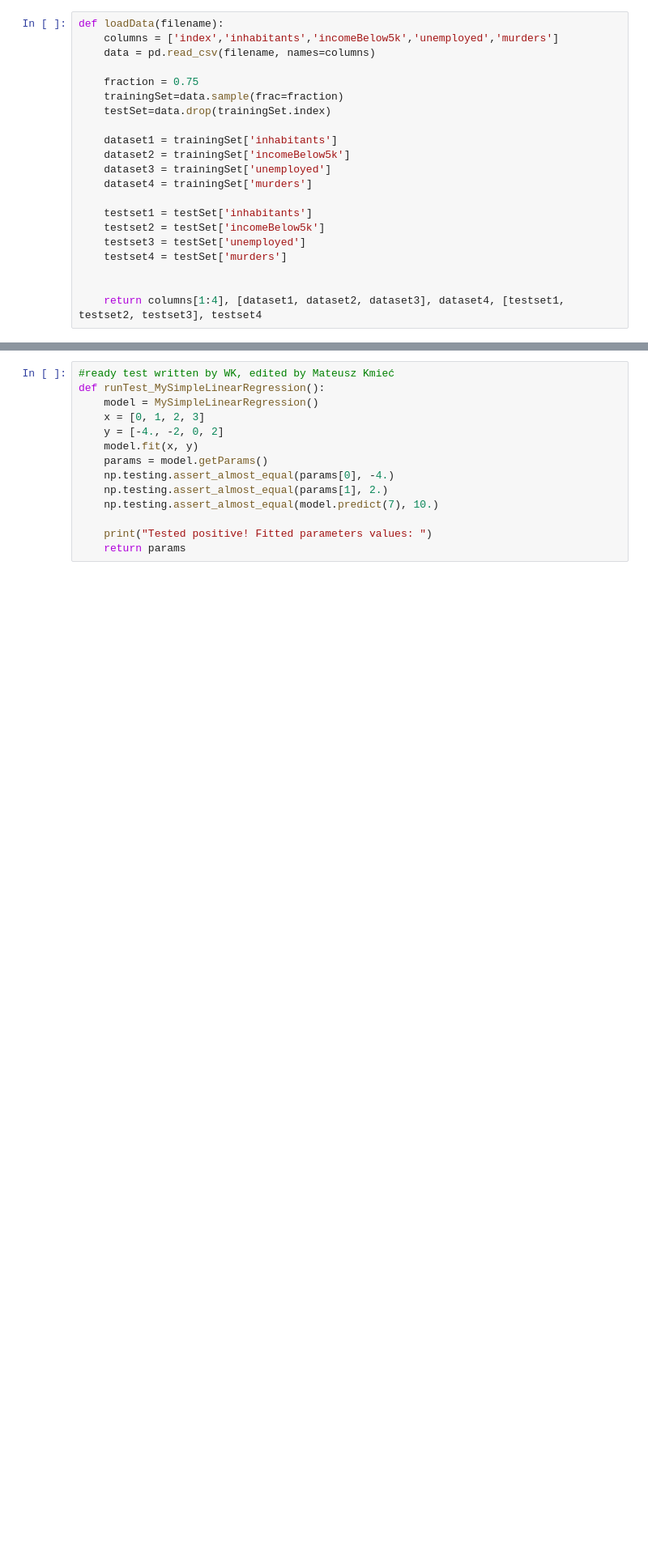
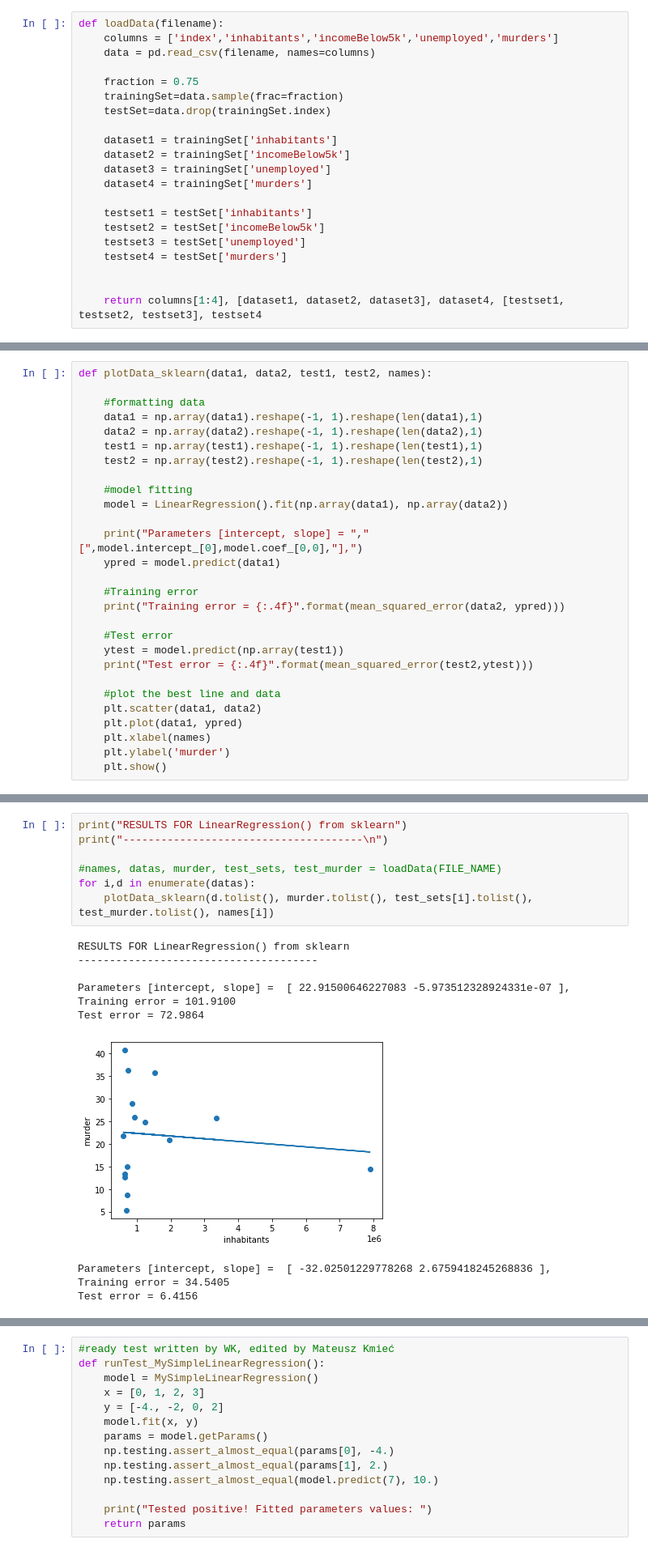
Before and after one commit to kmiec96/Modern-data-science, a Jupyter notebook: ML2021_set5.ipynb, the cells around one changed output, grey strips where cells are left out. Shown at 81% size. Saved outputs shown, nothing was run; the diff lists cells and outputs as text; blank space fills up the shorter version.

```diff
--- a/ML2021_set5.ipynb
+++ b/ML2021_set5.ipynb
@@ -132,4 +175,32 @@ def plotData(data1, data2, test1, test2, names):
     plt.xlabel(names)
     plt.ylabel('murder')
     plt.show()
+# %%
+def plotData_sklearn(data1, data2, test1, test2, names):
+
+    #formatting data
+    data1 = np.array(data1).reshape(-1, 1).reshape(len(data1),1)
+    data2 = np.array(data2).reshape(-1, 1).reshape(len(data2),1)
+    test1 = np.array(test1).reshape(-1, 1).reshape(len(test1),1)
+    test2 = np.array(test2).reshape(-1, 1).reshape(len(test2),1)
+
+    #model fitting
+    model = LinearRegression().fit(np.array(data1), np.array(data2))
+
+    print("Parameters [intercept, slope] = ","[",model.intercept_[0],model.coef_[0,0],"],")
+    ypred = model.predict(data1)
+
+    #Training error
+    print("Training error = {:.4f}".format(mean_squared_error(data2, ypred)))
+
+    #Test error
+    ytest = model.predict(np.array(test1))
+    print("Test error = {:.4f}".format(mean_squared_error(test2,ytest)))
+
+    #plot the best line and data
+    plt.scatter(data1, data2)
+    plt.plot(data1, ypred)
+    plt.xlabel(names)
+    plt.ylabel('murder')
+    plt.show()
 # %%
@@ -151,0 +229,18 @@ Test error = 38.3117
+# %%
+print("RESULTS FOR LinearRegression() from sklearn")
+print("--------------------------------------\n")
+
+#names, datas, murder, test_sets, test_murder = loadData(FILE_NAME)
+for i,d in enumerate(datas):
+    plotData_sklearn(d.tolist(), murder.tolist(), test_sets[i].tolist(), test_murder.tolist(), names[i])
+# %% [output]
+RESULTS FOR LinearRegression() from sklearn
+--------------------------------------
+
+Parameters [intercept, slope] =  [ 22.91500646227083 -5.973512328924331e-07 ],
+Training error = 101.9100
+Test error = 72.9864
+[figure, added]
+Parameters [intercept, slope] =  [ -32.02501229778268 2.6759418245268836 ],
+Training error = 34.5405
+Test error = 6.4156
```
Also changed, not shown: parts of 19 cells of this notebook.
